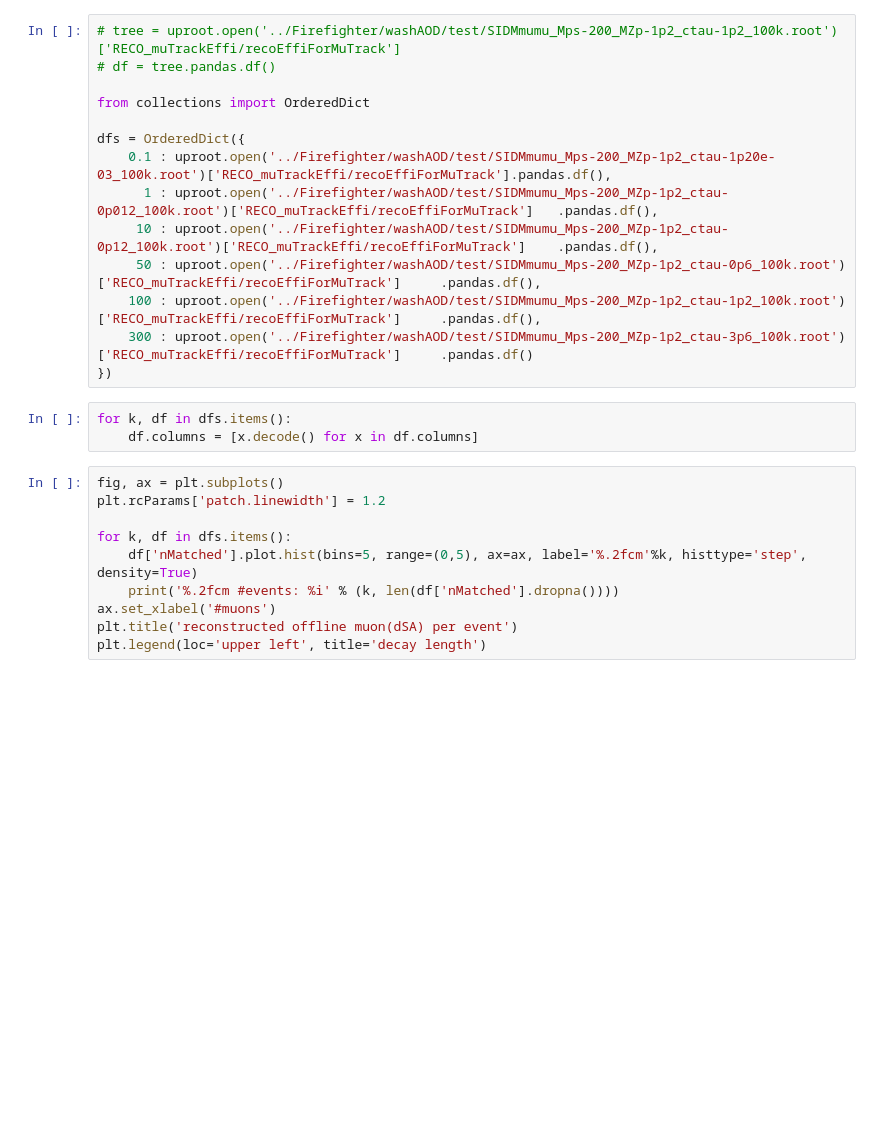
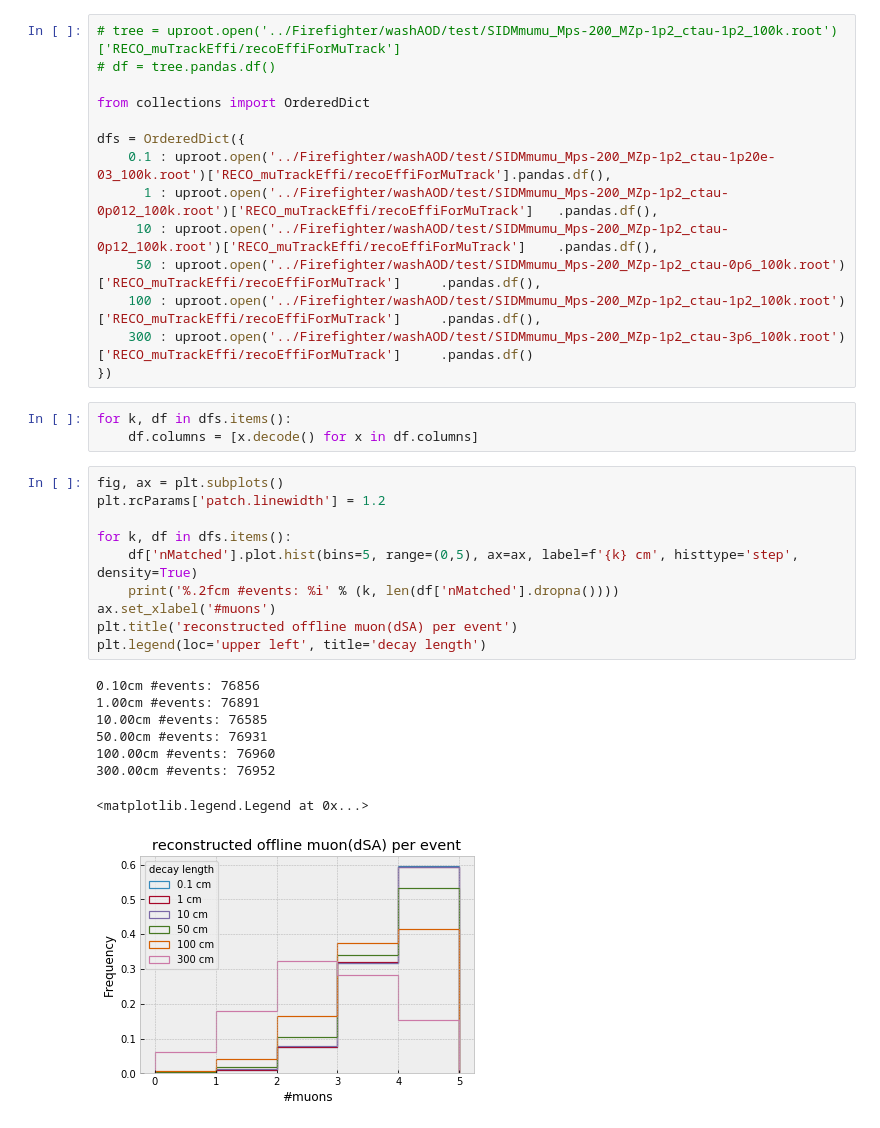
Before and after one commit to afrankenthal/iDM-analysis-plotting, a Jupyter notebook: recoMuEfficiency.ipynb, the cells around one changed output. Saved outputs shown, nothing was run; the diff lists cells and outputs as text; blank space fills up the shorter version.

```diff
--- a/recoMuEfficiency.ipynb
+++ b/recoMuEfficiency.ipynb
@@ -25,13 +27,22 @@ for k, df in dfs.items():
 # %%
 fig, ax = plt.subplots()
 plt.rcParams['patch.linewidth'] = 1.2
 
 for k, df in dfs.items():
-    df['nMatched'].plot.hist(bins=5, range=(0,5), ax=ax, label='%.2fcm'%k, histtype='step', density=True)
+    df['nMatched'].plot.hist(bins=5, range=(0,5), ax=ax, label=f'{k} cm', histtype='step', density=True)
     print('%.2fcm #events: %i' % (k, len(df['nMatched'].dropna())))
 ax.set_xlabel('#muons')
 plt.title('reconstructed offline muon(dSA) per event')
 plt.legend(loc='upper left', title='decay length')
+# %% [output]
+0.10cm #events: 76856
+1.00cm #events: 76891
+10.00cm #events: 76585
+50.00cm #events: 76931
+100.00cm #events: 76960
+300.00cm #events: 76952
+<matplotlib.legend.Legend at 0x...>
+[figure, added]
 # %%
 fig, ax = plt.subplots(1,3, figsize=(15,4))
 
```
Also changed, not shown: parts of 8 cells of this notebook, 2 other files.
